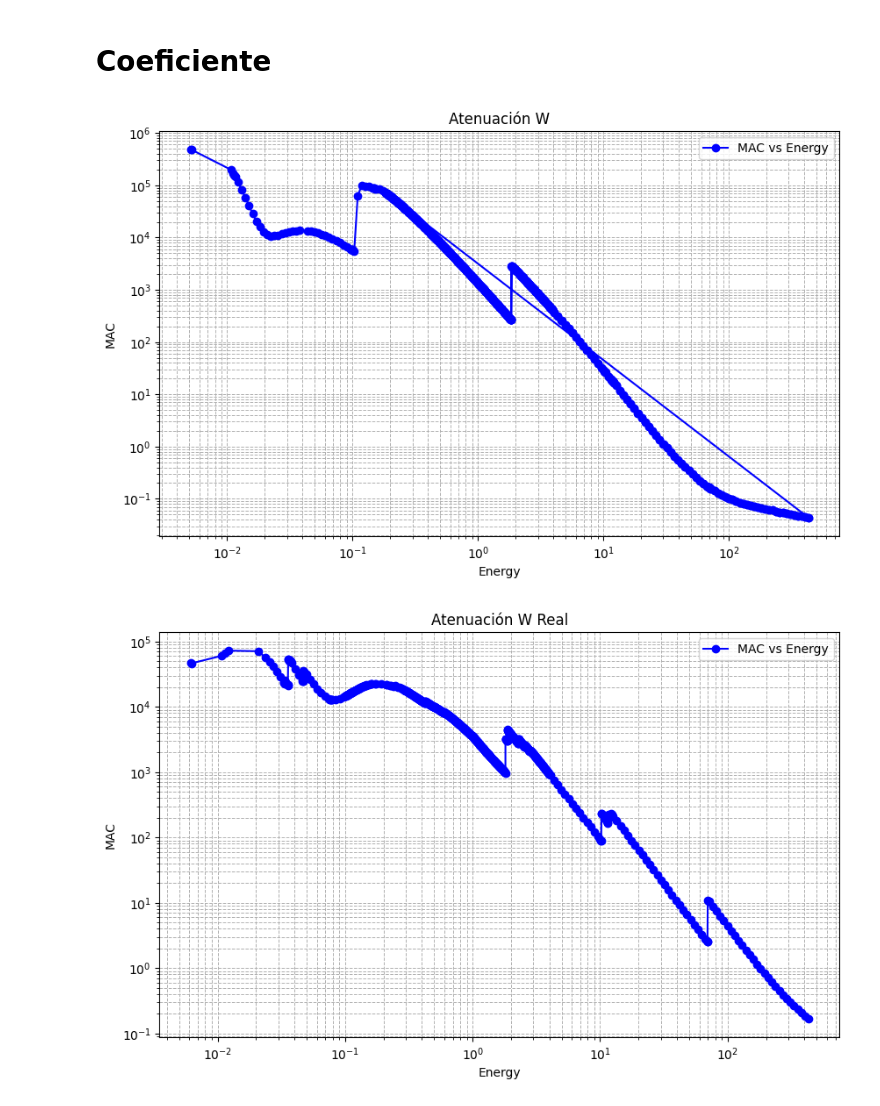
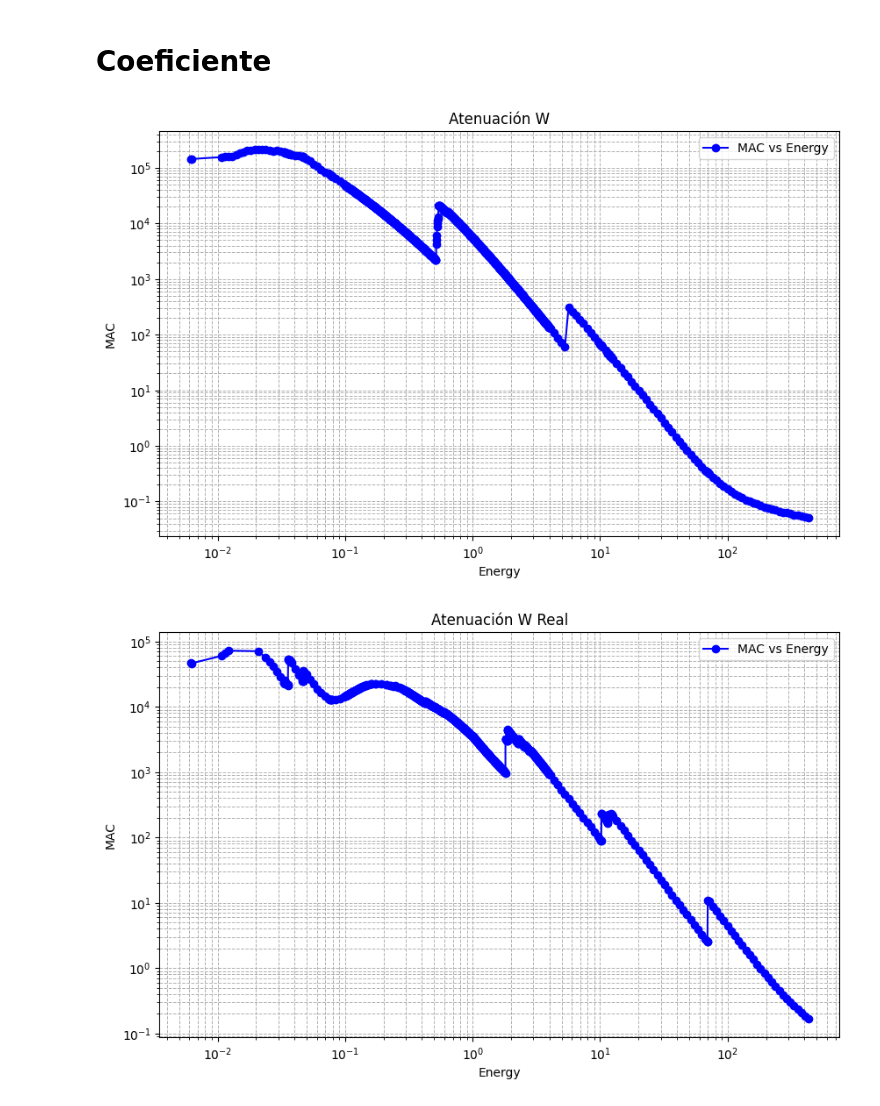
Before and after one commit to alonsoaf777/Geant4Charact2, a Jupyter notebook: G4-PCM/Bisection.ipynb, the cells around one changed output. Drawn from its saved outputs; the diff is of its cells as text; code cells hidden in the pictures.

```diff
--- a/G4-PCM/Bisection.ipynb
+++ b/G4-PCM/Bisection.ipynb
@@ -847,7 +847,7 @@ import matplotlib.pyplot as plt
 import numpy as np
 
 # Leer el archivo CSV
-csv_file = 'coefficients_results.csv'
+csv_file = 'V2O5.csv'
 df = pd.read_csv(csv_file)
 
 # Asumir que el archivo tiene columnas 'Energy' y 'Optimal_t'
@@ -876,34 +876,34 @@ def remove_repeated_thickness(x, y):
 
     return np.array(filtered_x), np.array(filtered_y)
 
 energy_filtered, optimal_t_filtered = remove_repeated_thickness(energy, optimal_t)
 
 # Crear el gráfico
 plt.figure(figsize=(10, 6))
 
 # Graficar los datos filtrados
 plt.plot(energy_filtered, optimal_t_filtered, 'o-', color='blue', label='MAC vs Energy')
 
 # Configurar escalas logarítmicas
 plt.xscale('log')
 plt.yscale('log')
 
 # Etiquetas y título
 plt.xlabel('Energy')
 plt.ylabel('MAC')
 plt.title('Atenuación W')
 plt.legend()
 
 # Mostrar la cuadrícula
 plt.grid(True, which='both', linestyle='--', linewidth=0.7)
 
 # # Guardar el gráfico como archivo PNG
 # plt.savefig('filtered_log_log_plot.png')
 
 # Mostrar el gráfico
 plt.show()
 # %% [output]
-[figure, old version]
+[figure, new version]
 # %%
 import pandas as pd
 import matplotlib.pyplot as plt
```
Also changed, not shown: parts of 2 cells of this notebook, 5 other files.
